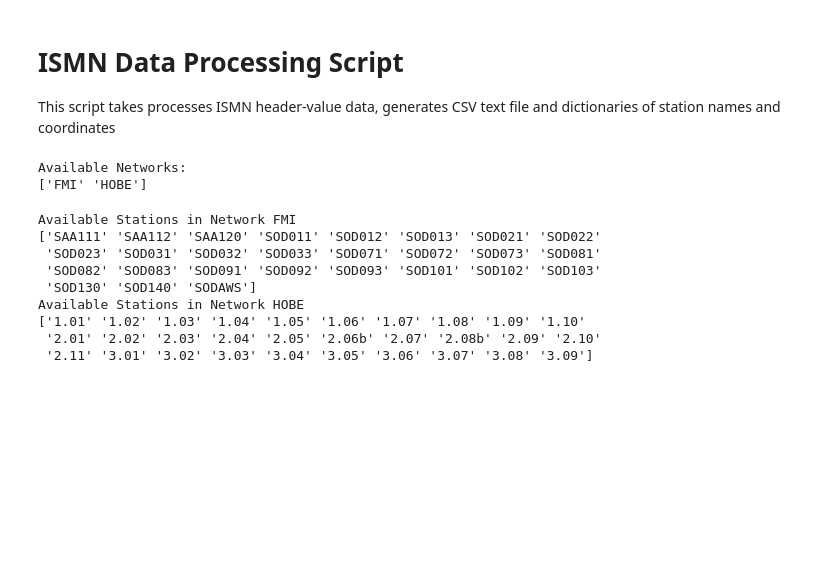
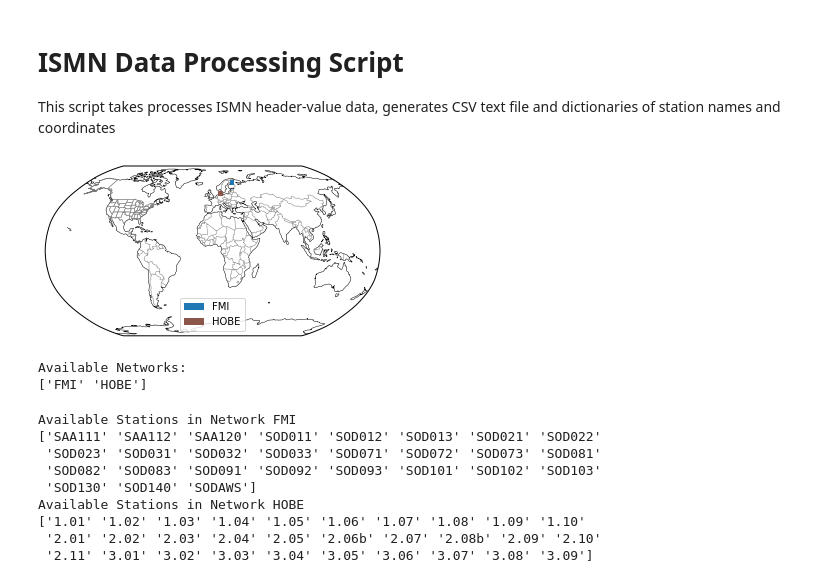
Before and after one commit to ninadel/nordic-insitu-sm-data, a Jupyter notebook: ismn-network-processing.ipynb, the cells around one changed output. Saved outputs shown, nothing was run; the diff lists cells and outputs as text; code cells hidden in the pictures; blank space fills up the shorter version.

```diff
--- a/ismn-network-processing.ipynb
+++ b/ismn-network-processing.ipynb
@@ -12,14 +12,16 @@ import json
 # %%
 path_to_ismn_data = '..'
 # %%
-# #initialize interface, this can take up to a few minutes the first
-# #time, since all metadata has to be collected
+#initialize interface, this can take up to a few minutes the first
+#time, since all metadata has to be collected
 
-# ISMN_reader = ISMN_Interface(path_to_ismn_data)
+ISMN_reader = ISMN_Interface(path_to_ismn_data)
 
-# #plot available station on a map
-# fig, ax = ISMN_reader.plot_station_locations()
-# plt.show()
+#plot available station on a map
+fig, ax = ISMN_reader.plot_station_locations()
+plt.show()
+# %% [output]
+[figure, added]
 # %%
 networks = ISMN_reader.list_networks()
 print("Available Networks:")
```
Also changed, not shown: parts of 11 cells of this notebook, 16 other files.
